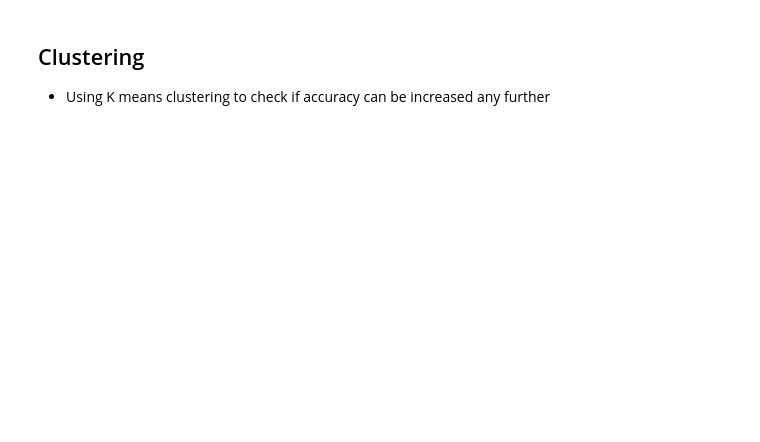
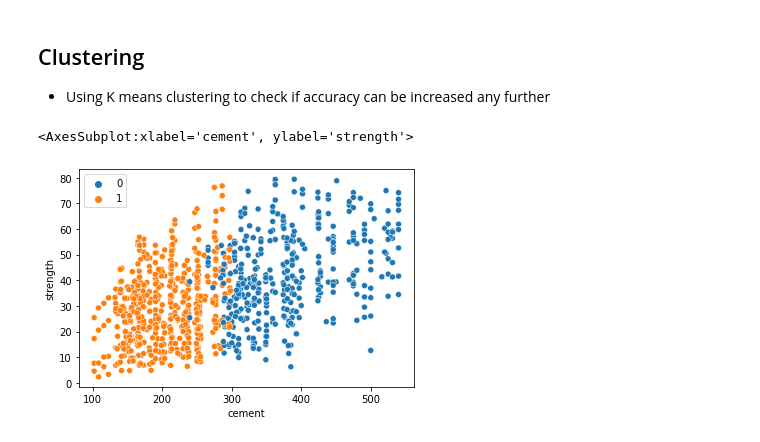
Before and after one commit to chaitanyaaditya/CapStone, a Jupyter notebook: CapStoneProject1.ipynb, the cells around one changed output. Drawn from its saved outputs; the diff is of its cells as text; code cells hidden in the pictures; blank space fills up the shorter version.

```diff
--- a/CapStoneProject1.ipynb
+++ b/CapStoneProject1.ipynb
@@ -702,5 +747,8 @@ cv_post_hypt(pca_df.drop('strength', axis = 1), pca_df['strength'])
 - Using K means clustering to check if accuracy can be increased any further
 # %%
 k_means = KMeans(n_clusters=2, random_state=2)
-clusters = k_means.fit_predict(df.drop['strength', axis=1])
-sns.scatterplot(x=df['cement'],y=df['strength'],hue='clusters')
+clusters = k_means.fit_predict(df.drop(['strength'], axis=1))
+sns.scatterplot(x=df['cement'], y=df['strength'], hue=clusters)
+# %% [output]
+<AxesSubplot:xlabel='cement', ylabel='strength'>
+[figure, added]
```
Also changed, not shown: parts of 5 cells of this notebook.
